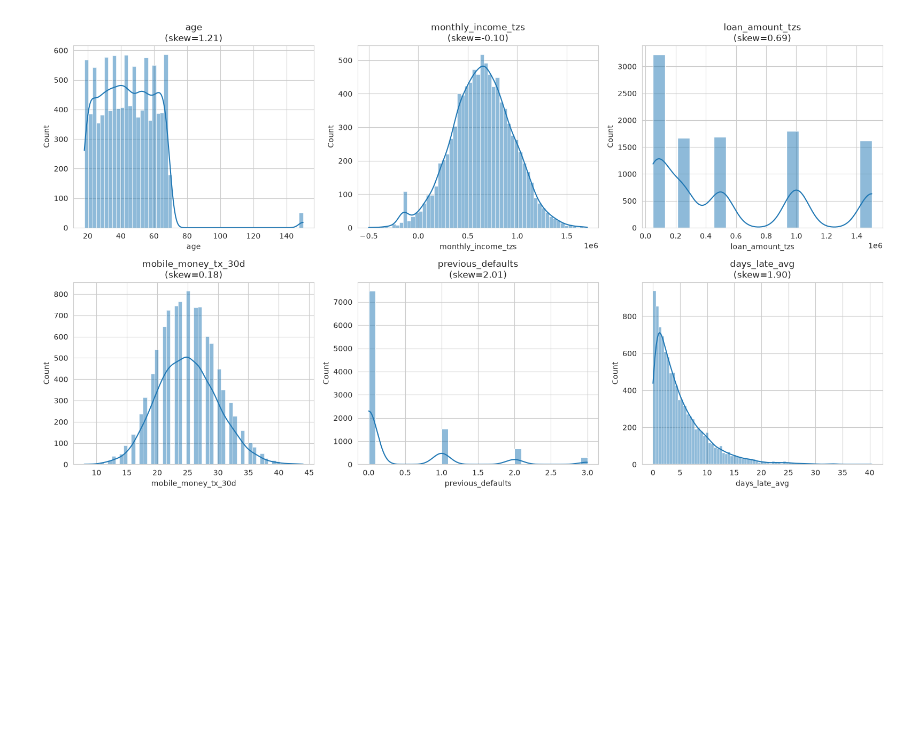
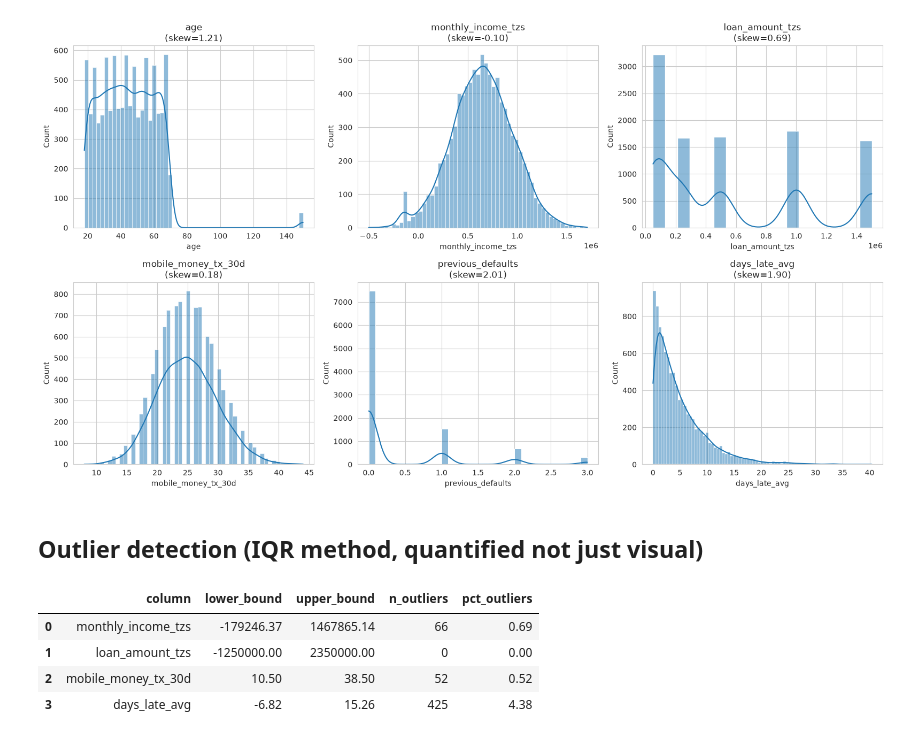
Before and after one commit to batholomeosyoko/boma-loans, a Jupyter notebook: boma_loans.ipynb, the cells around one changed output. Drawn from its saved outputs; the diff is of its cells as text; code cells hidden in the pictures; blank space fills up the shorter version.

```diff
--- a/boma_loans.ipynb
+++ b/boma_loans.ipynb
@@ -204,3 +204,25 @@ plt.tight_layout()
 plt.show()
 # %% [output]
 [figure]
+# %% [markdown]
+## Outlier detection (IQR method, quantified not just visual)
+# %%
+def iqr_outlier_report(series, col_name):
+    q1, q3 = series.quantile([0.25, 0.75])
+    iqr = q3 - q1
+    lower, upper = q1 - 1.5*iqr, q3 + 1.5*iqr
+    outliers = ((series < lower) | (series > upper)).sum()
+    return {'column': col_name, 'lower_bound': lower, 'upper_bound': upper,
+            'n_outliers': outliers, 'pct_outliers': round(outliers/len(series)*100, 2)}
+
+report = pd.DataFrame([
+    iqr_outlier_report(df[c].dropna(), c)
+    for c in ['monthly_income_tzs', 'loan_amount_tzs', 'mobile_money_tx_30d', 'days_late_avg']
+])
+report
+# %% [output]
+|  | column | lower_bound | upper_bound | n_outliers | pct_outliers |
+| 0 | monthly_income_tzs | -179246.37 | 1467865.14 | 66 | 0.69 |
+| 1 | loan_amount_tzs | -1250000.00 | 2350000.00 | 0 | 0.00 |
+| 2 | mobile_money_tx_30d | 10.50 | 38.50 | 52 | 0.52 |
+| 3 | days_late_avg | -6.82 | 15.26 | 425 | 4.38 |
```
Also changed, not shown: parts of 1 cell of this notebook.
